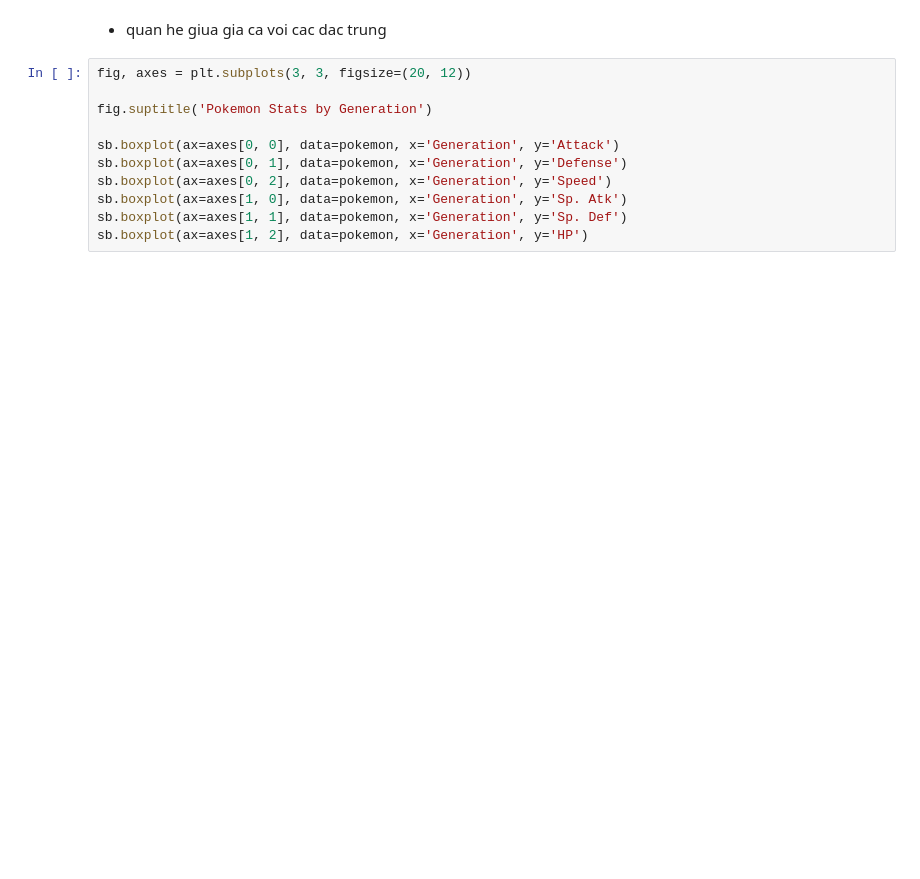
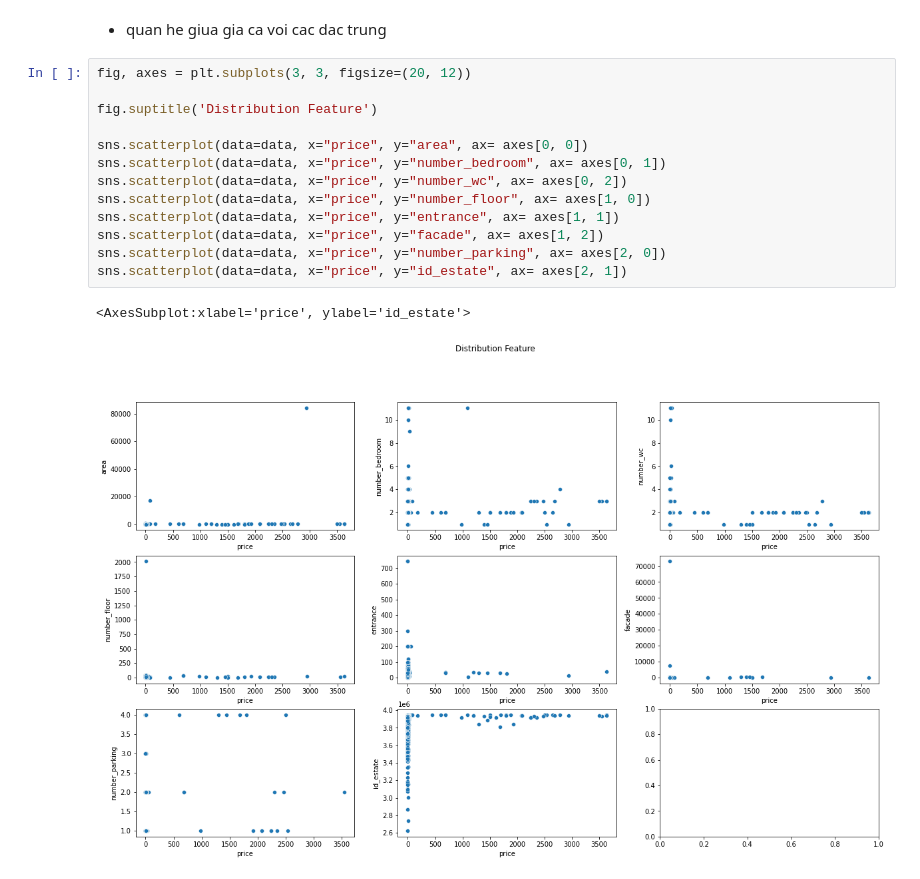
Before and after one commit to lythanhhai/Crawl_Real_Estate, a Jupyter notebook: EDA.ipynb, the cells around one changed output. Saved outputs shown, nothing was run; the diff lists cells and outputs as text; blank space fills up the shorter version.

```diff
--- a/EDA.ipynb
+++ b/EDA.ipynb
@@ -92,11 +92,16 @@ sb.histplot(data= data["id_estate"], bins= 12, kde= True, ax= axes[2, 2])
 # %%
 fig, axes = plt.subplots(3, 3, figsize=(20, 12))
 
-fig.suptitle('Pokemon Stats by Generation')
+fig.suptitle('Distribution Feature')
 
-sb.boxplot(ax=axes[0, 0], data=pokemon, x='Generation', y='Attack')
-sb.boxplot(ax=axes[0, 1], data=pokemon, x='Generation', y='Defense')
-sb.boxplot(ax=axes[0, 2], data=pokemon, x='Generation', y='Speed')
-sb.boxplot(ax=axes[1, 0], data=pokemon, x='Generation', y='Sp. Atk')
-sb.boxplot(ax=axes[1, 1], data=pokemon, x='Generation', y='Sp. Def')
-sb.boxplot(ax=axes[1, 2], data=pokemon, x='Generation', y='HP')
+sns.scatterplot(data=data, x="price", y="area", ax= axes[0, 0])
+sns.scatterplot(data=data, x="price", y="number_bedroom", ax= axes[0, 1])
+sns.scatterplot(data=data, x="price", y="number_wc", ax= axes[0, 2])
+sns.scatterplot(data=data, x="price", y="number_floor", ax= axes[1, 0])
+sns.scatterplot(data=data, x="price", y="entrance", ax= axes[1, 1])
+sns.scatterplot(data=data, x="price", y="facade", ax= axes[1, 2])
+sns.scatterplot(data=data, x="price", y="number_parking", ax= axes[2, 0])
+sns.scatterplot(data=data, x="price", y="id_estate", ax= axes[2, 1])
+# %% [output]
+<AxesSubplot:xlabel='price', ylabel='id_estate'>
+[figure, added]
```
Also changed, not shown: parts of 10 cells of this notebook, 9 other files.
